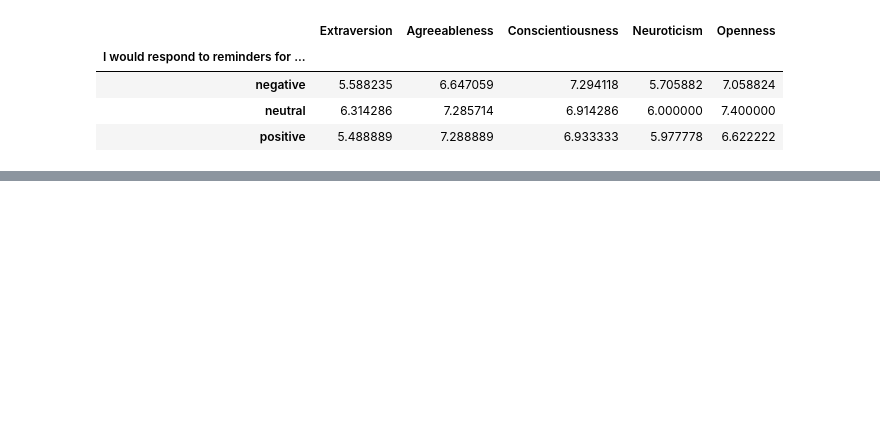
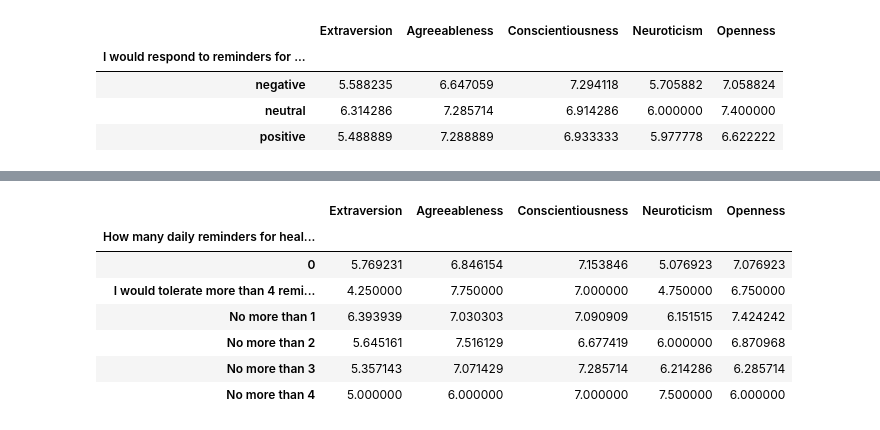
Before and after one commit to mikolaj-sienkiewicz/capable-rl4vc, a Jupyter notebook: survey/responcse_clustering.ipynb, the cells around one changed output, grey strips where cells are left out. Cells and saved outputs as stored; diff of their text form; code cells hidden in the pictures; blank space fills up the shorter version.

```diff
--- a/survey/responcse_clustering.ipynb
+++ b/survey/responcse_clustering.ipynb
@@ -483,0 +467,11 @@ survey_and_personality.groupby("I feel stressed when I do not complete my daily
+# %%
+df_preferred_and_personality.groupby(q).mean()
+# %% [output]
+|  | Extraversion | Agreeableness | Conscientiousness | Neuroticism | Openness |
+| How many daily reminders for heal... |  |  |  |  |  |
+| 0 | 5.769231 | 6.846154 | 7.153846 | 5.076923 | 7.076923 |
+| I would tolerate more than 4 remi... | 4.250000 | 7.750000 | 7.000000 | 4.750000 | 6.750000 |
+| No more than 1 | 6.393939 | 7.030303 | 7.090909 | 6.151515 | 7.424242 |
+| No more than 2 | 5.645161 | 7.516129 | 6.677419 | 6.000000 | 6.870968 |
+| No more than 3 | 5.357143 | 7.071429 | 7.285714 | 6.214286 | 6.285714 |
+| No more than 4 | 5.000000 | 6.000000 | 7.000000 | 7.500000 | 6.000000 |
```
Also changed, not shown: parts of 25 cells of this notebook.
